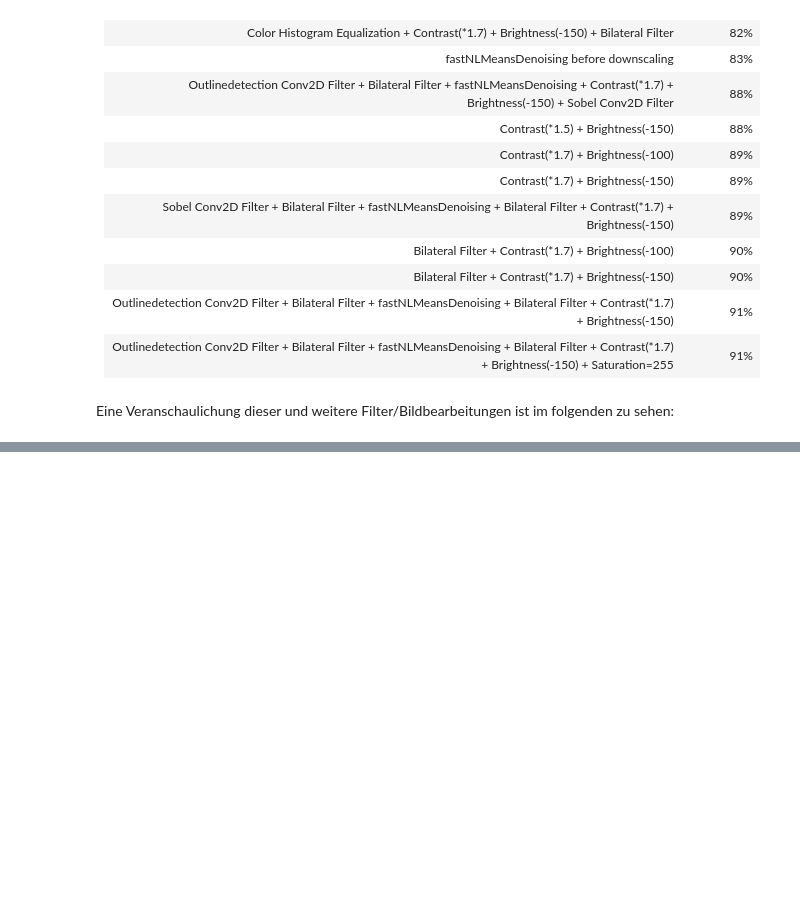
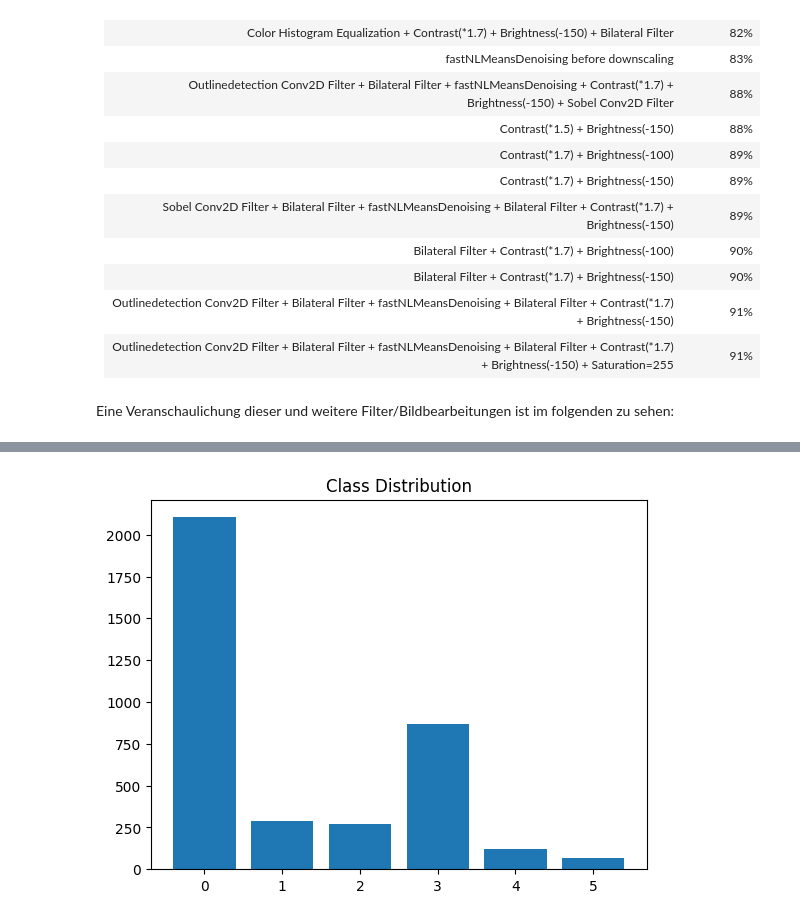
Before and after one commit to amarcelq/ml_project, a Jupyter notebook: data_prep.ipynb, the cells around one changed output, grey strips where cells are left out. Saved outputs shown, nothing was run; the diff lists cells and outputs as text; code cells hidden in the pictures; blank space fills up the shorter version.

```diff
--- a/data_prep.ipynb
+++ b/data_prep.ipynb
@@ -775,0 +825,16 @@ error: OpenCV(4.8.1) /io/opencv/modules/imgproc/src/color.simd_helpers.hpp:94: e
+# %%
+import matplotlib.pyplot as plt
+
+# Daten für die Klassenverteilung
+klassen = [0, 3, 1, 2, 4, 5]
+anzahlen = [2104, 866, 291, 270, 123, 69]
+
+# Diagramm erstellen
+plt.bar(klassen, anzahlen)
+
+plt.title('Class Distribution')
+
+# Diagramm anzeigen
+plt.show()
+# %% [output]
+[figure, added]
```
Also changed, not shown: parts of 16 cells of this notebook, 2 other files.
